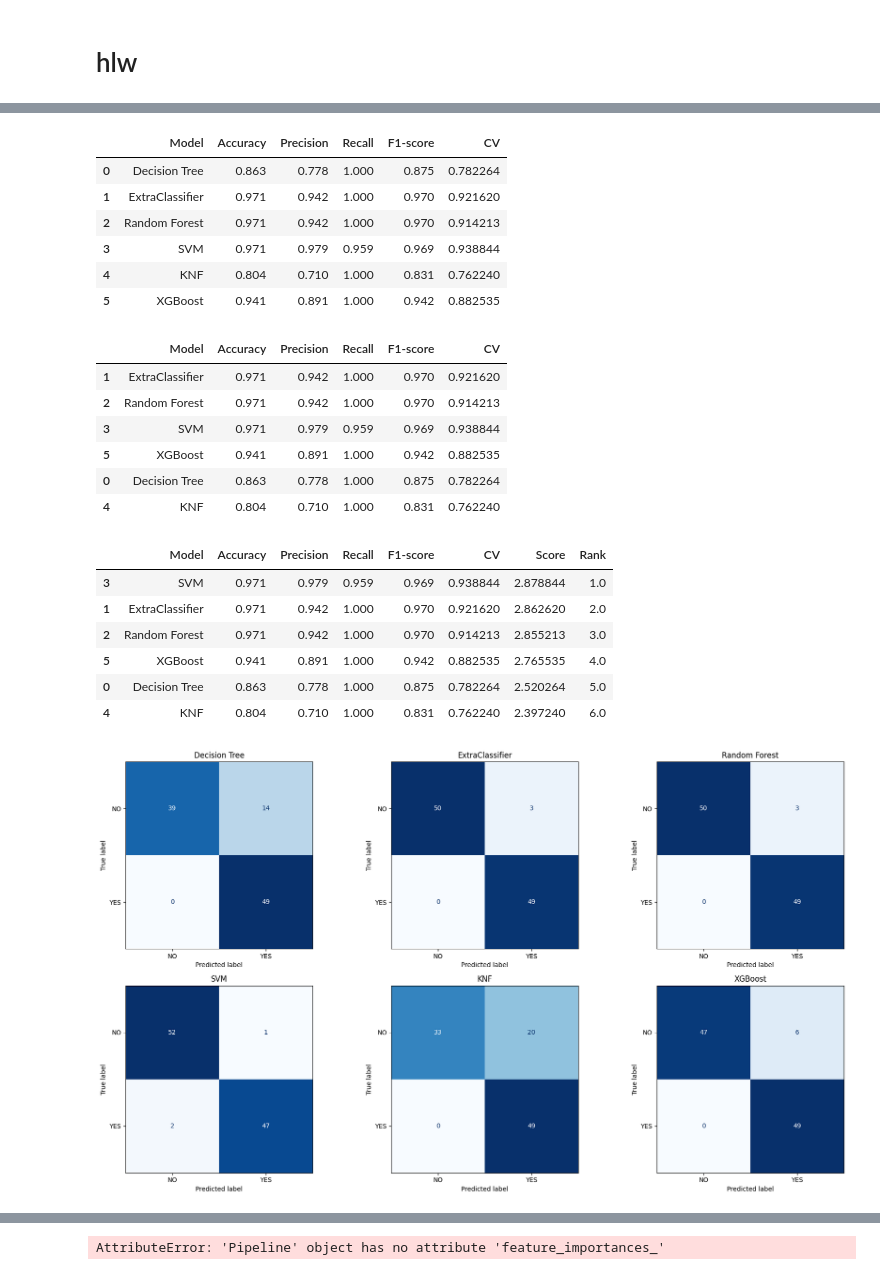
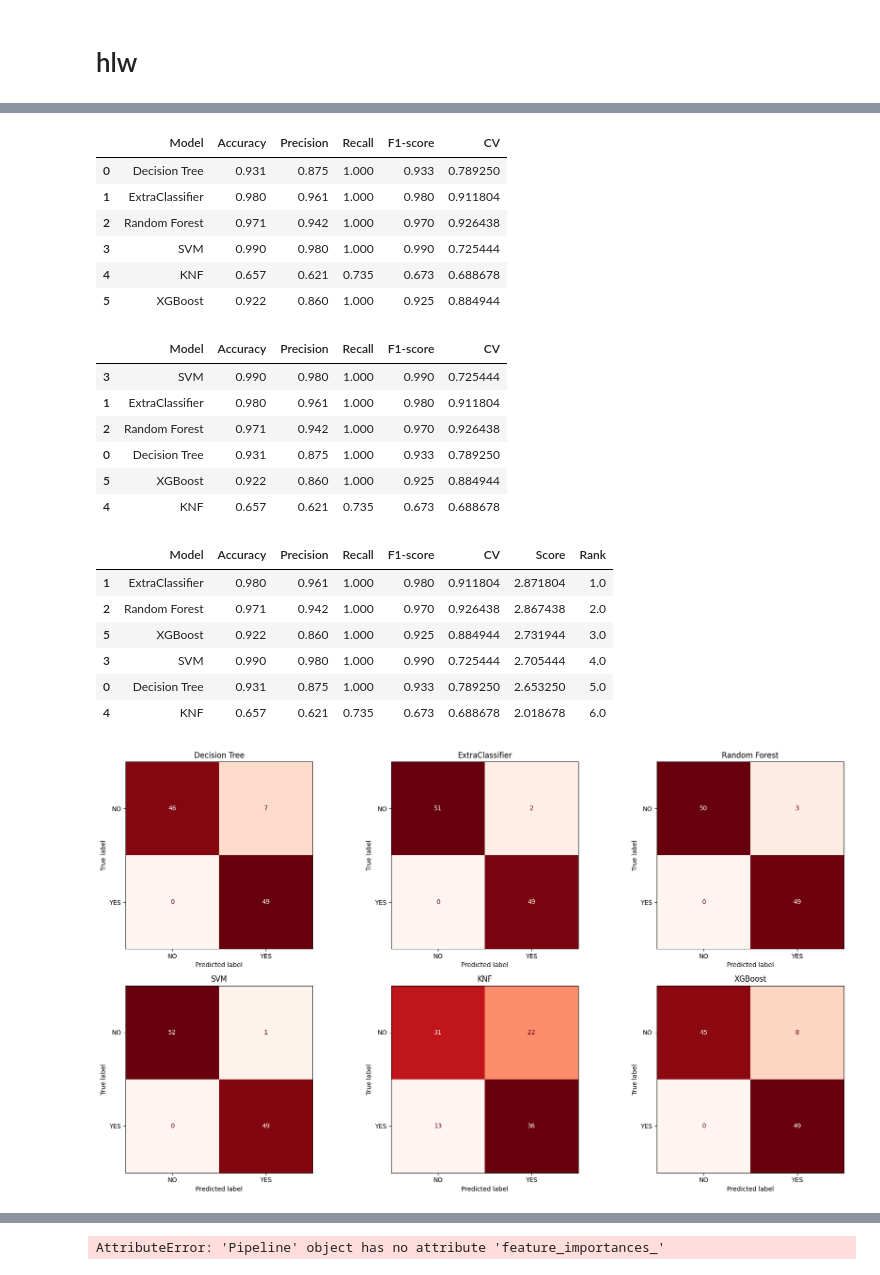
Before and after one commit to sazol07/Projects, a Jupyter notebook: Using Pipeline to Predict Patients_Status.ipynb, the cells around one changed output, grey strips where cells are left out. Drawn from its saved outputs; the diff is of its cells as text; code cells hidden in the pictures.

```diff
--- a/Using Pipeline to Predict Patients_Status.ipynb
+++ b/Using Pipeline to Predict Patients_Status.ipynb
@@ -155,18 +155,13 @@ preprocessor_normal = ColumnTransformer(
 
 dt_pipeline = Pipeline(steps=[
     ('preprocessing', preprocessor_tree),
-    ('model', DecisionTreeClassifier(
-        criterion='entropy',
-        max_depth=18,splitter='best'
-    ))
+    ('model', DecisionTreeClassifier())
 ])
 
 from sklearn.ensemble import ExtraTreesClassifier
 extra_pipeline = Pipeline(steps=[
     ('preprocessing', preprocessor_tree),
-    ('model', ExtraTreesClassifier(
-        criterion = 'entropy',max_depth = 16,max_features = 'sqrt'
-    ))
+    ('model', ExtraTreesClassifier())
 ])
 
 from sklearn.ensemble import RandomForestClassifier
@@ -180,21 +175,20 @@ from sklearn.svm import SVC
 
 svm_pipeline = Pipeline(steps=[
     ('preprocessing', preprocessor_normal),
-    ('model', SVC(C=1,kernel='rbf',gamma=1))
+    ('model', SVC())
 ])
 
 from sklearn.neighbors import KNeighborsClassifier
 
 knf_pipeline = Pipeline(steps=[
     ('preprocessing', preprocessor_normal),
-    ('model', KNeighborsClassifier(metric= 'manhattan',n_neighbors= 3, weights= 'distance'))
+    ('model', KNeighborsClassifier())
 ])
 import xgboost as xgb
 
 xgb_pipeline = Pipeline(steps=[
     ('preprocessing', preprocessor_normal),
-    ('model',xgb.XGBClassifier(objective='multi:softmax', num_class=3, random_state=42,colsample_bytree = 0.7,learning_rate = 0.1,max_depth = 5,
-                        n_estimators = 200,subsample = 0.7))
+    ('model',xgb.XGBClassifier(objective='multi:softmax', num_class=3, random_state=42,colsample_bytree = 0.7))
 ])
 models = {
     'Decision Tree': dt_pipeline,
@@ -361,22 +355,22 @@ df_metrics['CV'] = cv_list
 df_metrics
 # %% [output]
 |  | Model | Accuracy | Precision | Recall | F1-score | CV |
-| 0 | Decision Tree | 0.863 | 0.778 | 1.000 | 0.875 | 0.782264 |
-| 1 | ExtraClassifier | 0.971 | 0.942 | 1.000 | 0.970 | 0.921620 |
-| 2 | Random Forest | 0.971 | 0.942 | 1.000 | 0.970 | 0.914213 |
-| 3 | SVM | 0.971 | 0.979 | 0.959 | 0.969 | 0.938844 |
-| 4 | KNF | 0.804 | 0.710 | 1.000 | 0.831 | 0.762240 |
-| 5 | XGBoost | 0.941 | 0.891 | 1.000 | 0.942 | 0.882535 |
+| 0 | Decision Tree | 0.931 | 0.875 | 1.000 | 0.933 | 0.789250 |
+| 1 | ExtraClassifier | 0.980 | 0.961 | 1.000 | 0.980 | 0.911804 |
+| 2 | Random Forest | 0.971 | 0.942 | 1.000 | 0.970 | 0.926438 |
+| 3 | SVM | 0.990 | 0.980 | 1.000 | 0.990 | 0.725444 |
+| 4 | KNF | 0.657 | 0.621 | 0.735 | 0.673 | 0.688678 |
+| 5 | XGBoost | 0.922 | 0.860 | 1.000 | 0.925 | 0.884944 |
 # %%
 df_metrics.sort_values(by='F1-score',ascending=False)
 # %% [output]
 |  | Model | Accuracy | Precision | Recall | F1-score | CV |
-| 1 | ExtraClassifier | 0.971 | 0.942 | 1.000 | 0.970 | 0.921620 |
-| 2 | Random Forest | 0.971 | 0.942 | 1.000 | 0.970 | 0.914213 |
-| 3 | SVM | 0.971 | 0.979 | 0.959 | 0.969 | 0.938844 |
-| 5 | XGBoost | 0.941 | 0.891 | 1.000 | 0.942 | 0.882535 |
-| 0 | Decision Tree | 0.863 | 0.778 | 1.000 | 0.875 | 0.782264 |
-| 4 | KNF | 0.804 | 0.710 | 1.000 | 0.831 | 0.762240 |
+| 3 | SVM | 0.990 | 0.980 | 1.000 | 0.990 | 0.725444 |
+| 1 | ExtraClassifier | 0.980 | 0.961 | 1.000 | 0.980 | 0.911804 |
+| 2 | Random Forest | 0.971 | 0.942 | 1.000 | 0.970 | 0.926438 |
+| 0 | Decision Tree | 0.931 | 0.875 | 1.000 | 0.933 | 0.789250 |
+| 5 | XGBoost | 0.922 | 0.860 | 1.000 | 0.925 | 0.884944 |
+| 4 | KNF | 0.657 | 0.621 | 0.735 | 0.673 | 0.688678 |
 # %%
 df_metrics['Score'] = df_metrics['Accuracy'] + df_metrics['F1-score'] + df_metrics['CV']
 df_metrics['Rank'] = df_metrics['Score'].rank(ascending=False)
@@ -384,12 +378,12 @@ df_metrics_sorted = df_metrics.sort_values('Rank')
 df_metrics_sorted
 # %% [output]
 |  | Model | Accuracy | Precision | Recall | F1-score | CV | Score | Rank |
-| 3 | SVM | 0.971 | 0.979 | 0.959 | 0.969 | 0.938844 | 2.878844 | 1.0 |
-| 1 | ExtraClassifier | 0.971 | 0.942 | 1.000 | 0.970 | 0.921620 | 2.862620 | 2.0 |
-| 2 | Random Forest | 0.971 | 0.942 | 1.000 | 0.970 | 0.914213 | 2.855213 | 3.0 |
-| 5 | XGBoost | 0.941 | 0.891 | 1.000 | 0.942 | 0.882535 | 2.765535 | 4.0 |
-| 0 | Decision Tree | 0.863 | 0.778 | 1.000 | 0.875 | 0.782264 | 2.520264 | 5.0 |
-| 4 | KNF | 0.804 | 0.710 | 1.000 | 0.831 | 0.762240 | 2.397240 | 6.0 |
+| 1 | ExtraClassifier | 0.980 | 0.961 | 1.000 | 0.980 | 0.911804 | 2.871804 | 1.0 |
+| 2 | Random Forest | 0.971 | 0.942 | 1.000 | 0.970 | 0.926438 | 2.867438 | 2.0 |
+| 5 | XGBoost | 0.922 | 0.860 | 1.000 | 0.925 | 0.884944 | 2.731944 | 3.0 |
+| 3 | SVM | 0.990 | 0.980 | 1.000 | 0.990 | 0.725444 | 2.705444 | 4.0 |
+| 0 | Decision Tree | 0.931 | 0.875 | 1.000 | 0.933 | 0.789250 | 2.653250 | 5.0 |
+| 4 | KNF | 0.657 | 0.621 | 0.735 | 0.673 | 0.688678 | 2.018678 | 6.0 |
 # %%
 # import matplotlib.pyplot as plt
 # from sklearn.metrics import ConfusionMatrixDisplay
@@ -475,16 +469,16 @@ df_metrics_sorted
 # %%
 from sklearn.metrics import ConfusionMatrixDisplay
 plt.figure(figsize=(18,10))
 for i, (name, pipe) in enumerate(best_models.items(), 1):
     ax = plt.subplot(2, 3, i)
     ConfusionMatrixDisplay.from_estimator(pipe, x_test, y_test_enc,
                                           display_labels=['NO','YES'],
-                                          cmap='Blues', colorbar=False, ax=ax)
+                                          cmap='Reds', colorbar=False, ax=ax)
     ax.set_title(name)
 plt.tight_layout()
 plt.show()
 # %% [output]
-[figure, old version]
+[figure, new version]
 # %%
 pd.DataFrame(roc_data)
 # %% [output]
```
Also changed, not shown: parts of 6 cells of this notebook.
